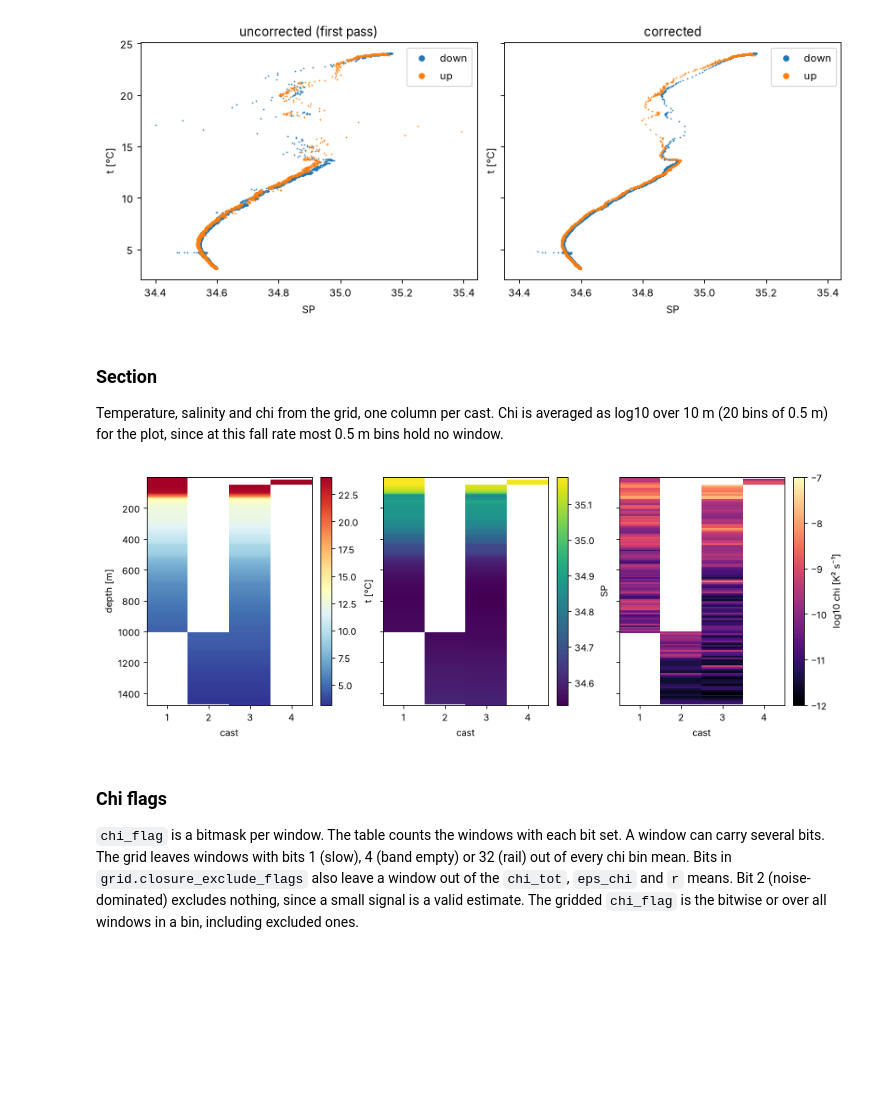
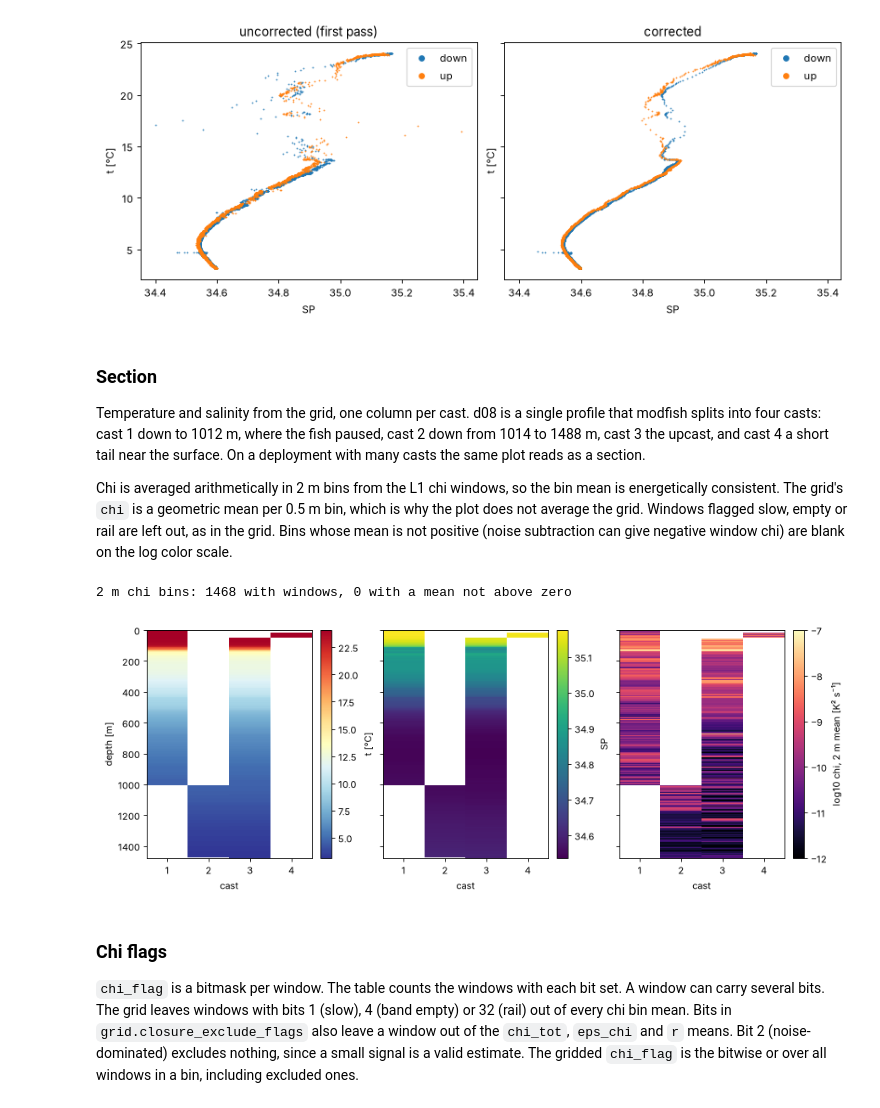
Before and after one commit to modscripps/modfish, a Jupyter notebook: examples/fctd_processing.ipynb, the cells around one changed output. Cells and saved outputs as stored; diff of their text form; code cells hidden in the pictures; blank space fills up the shorter version.

Commit message:
docs: example section plots chi as 2 m arithmetic means of the L1 windows

```diff
--- a/examples/fctd_processing.ipynb
+++ b/examples/fctd_processing.ipynb
@@ -653,24 +653,47 @@ plot_ts(ax1, ctd1, casts, title="corrected");
 # %% [markdown]
 ### Section
 
-Temperature, salinity and chi from the grid, one column per cast.
-Chi is averaged as log10 over 10 m (20 bins of 0.5 m) for the plot, since at this fall rate most 0.5 m bins hold no window.
+Temperature and salinity from the grid, one column per cast.
+d08 is a single profile that modfish splits into four casts: cast 1 down to 1012 m, where the fish paused, cast 2 down from 1014 to 1488 m, cast 3 the upcast, and cast 4 a short tail near the surface.
+On a deployment with many casts the same plot reads as a section.
+
+Chi is averaged arithmetically in 2 m bins from the L1 chi windows, so the bin mean is energetically consistent.
+The grid's `chi` is a geometric mean per 0.5 m bin, which is why the plot does not average the grid.
+Windows flagged slow, empty or rail are left out, as in the grid.
+Bins whose mean is not positive (noise subtraction can give negative window chi) are blank on the log color scale.
 # %%
-nbin = 20  # 0.5 m bins per plotted chi bin
-log_chi = np.log10(grid.chi).coarsen(depth=nbin, boundary="trim").mean()
+dz_chi = 2.0  # m, plotted chi bin
+flag = chi.chi_flag.values.astype(np.uint8)
+keep = ((flag & np.uint8(chi_config.FLAG_SLOW | chi_config.FLAG_EMPTY | chi_config.FLAG_RAIL)) == 0) & np.isfinite(chi.chi.values)
+edges = np.arange(0, float(grid.depth.max()) + dz_chi, dz_chi)
+chi_bin = np.full((edges.size - 1, grid.cast.size), np.nan)
+for j, cid in enumerate(grid.cast.values):
+    m = keep & (chi.cast.values == cid)
+    k = np.digitize(chi.depth.values[m], edges) - 1
+    ok = (k >= 0) & (k < edges.size - 1)
+    sums = np.bincount(k[ok], weights=chi.chi.values[m][ok], minlength=edges.size - 1)
+    counts = np.bincount(k[ok], minlength=edges.size - 1)
+    chi_bin[:, j] = np.where(counts > 0, sums / np.maximum(counts, 1), np.nan)
+chi_mean = xr.DataArray(chi_bin, dims=("depth", "cast"),
+                        coords={"depth": 0.5 * (edges[:-1] + edges[1:]), "cast": grid.cast.values})
+log_chi = np.log10(chi_mean.where(chi_mean > 0))
+print(f"{dz_chi:g} m chi bins: {int(np.isfinite(chi_bin).sum())} with windows, "
+      f"{int((chi_bin <= 0).sum())} with a mean not above zero")
+
 fig, axs = plt.subplots(1, 3, figsize=(11, 4), sharey=True, constrained_layout=True)
 for ax, (v, label, kw) in zip(axs, [
     (grid.t, "t [°C]", dict(cmap="RdYlBu_r")),
     (grid.SP, "SP", dict(cmap="viridis")),
-    (log_chi, "log10 chi [K² s⁻¹]", dict(cmap="magma", vmin=-12, vmax=-7)),
+    (log_chi, f"log10 chi, {dz_chi:g} m mean [K² s⁻¹]", dict(cmap="magma", vmin=-12, vmax=-7)),
 ], strict=True):
     pc = ax.pcolormesh(v.cast, v.depth, v, **kw)
     fig.colorbar(pc, ax=ax, label=label)
     ax.set(xlabel="cast", xticks=grid.cast.values)
 axs[0].invert_yaxis()
 axs[0].set_ylabel("depth [m]");
 # %% [output]
+2 m chi bins: 1468 with windows, 0 with a mean not above zero
-[figure, old version]
+[figure, new version]
 # %% [markdown]
 ### Chi flags
 
```
